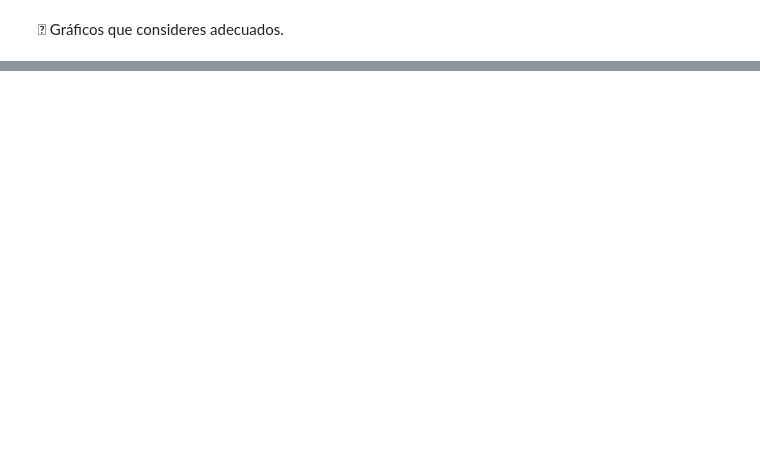
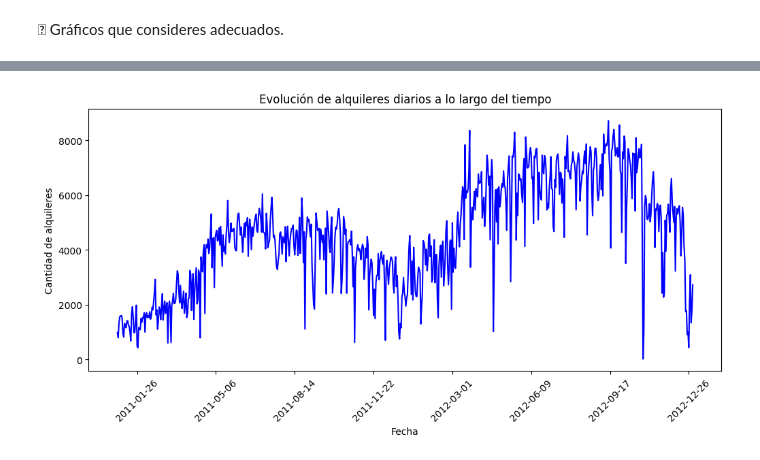
Before and after one commit to oscardbocanegra/Universidad, a Jupyter notebook: aprendizaje_automatico_mineria_datos/act1/solve_act.ipynb, the cells around one changed output, grey strips where cells are left out. Saved outputs shown, nothing was run; the diff lists cells and outputs as text; code cells hidden in the pictures; blank space fills up the shorter version.

```diff
--- a/aprendizaje_automatico_mineria_datos/act1/solve_act.ipynb
+++ b/aprendizaje_automatico_mineria_datos/act1/solve_act.ipynb
@@ -294,0 +281,18 @@ SyntaxError: invalid syntax (2512540749.py, line 1)
+# %%
+# Convertir la columna de fecha a tipo datetime para mejorar la visualización
+df_day["dteday"] = pd.to_datetime(df_day["dteday"])
+
+# Graficar nuevamente con mejor formato de fechas
+plt.figure(figsize=(12, 5))
+sns.lineplot(x=df_day["dteday"], y=df_day["cnt"], color="blue")
+
+# Mejorar la visualización de las fechas en el eje X
+plt.xticks(rotation=45)
+plt.gca().xaxis.set_major_locator(plt.MaxNLocator(10))  # Mostrar un número limitado de fechas
+
+plt.title("Evolución de alquileres diarios a lo largo del tiempo")
+plt.xlabel("Fecha")
+plt.ylabel("Cantidad de alquileres")
+plt.show()
+# %% [output]
+[figure, added]
```
Also changed, not shown: parts of 16 cells of this notebook, 5 other files.
